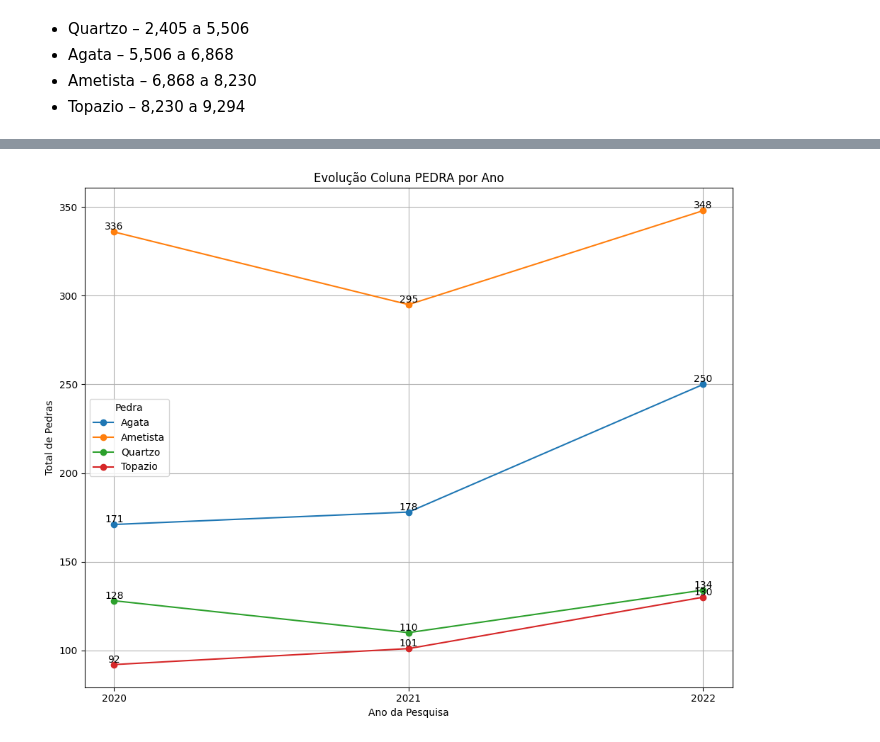
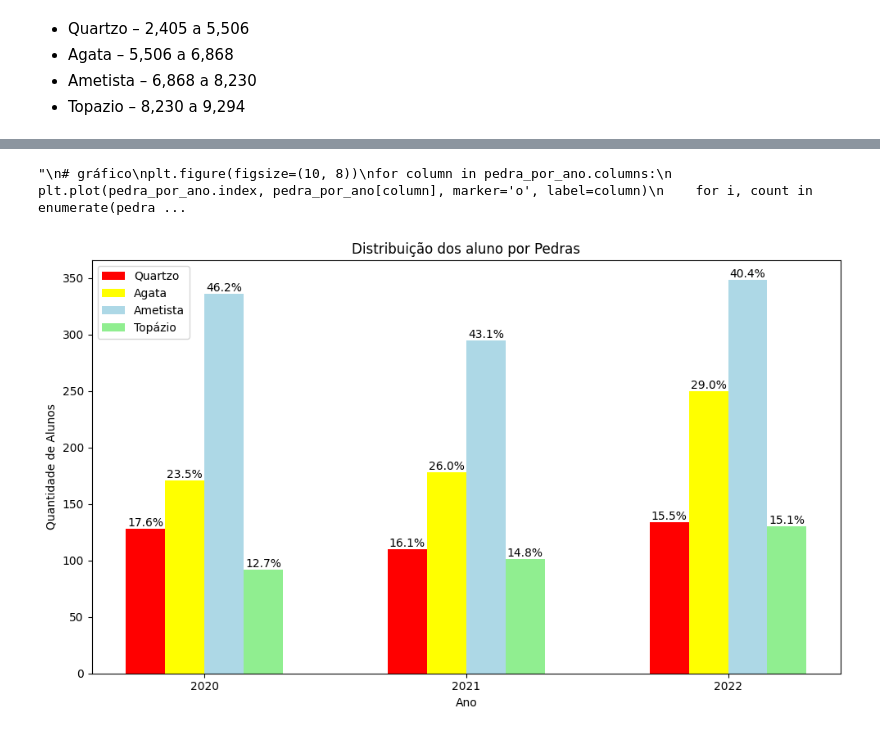
Before and after one commit to r-zambotti/Data_Analytics_Datathon_Grupo-60, a Jupyter notebook: Data_Analytics_Datathon_Grupo_60.ipynb, the cells around one changed output, grey strips where cells are left out. Saved outputs shown, nothing was run; the diff lists cells and outputs as text; code cells hidden in the pictures.

```diff
--- a/Data_Analytics_Datathon_Grupo_60.ipynb
+++ b/Data_Analytics_Datathon_Grupo_60.ipynb
@@ -369,11 +388,15 @@ plt.show()
 # %%
+
+'''
+# gráfico
 plt.figure(figsize=(10, 8))
 for column in pedra_por_ano.columns:
     plt.plot(pedra_por_ano.index, pedra_por_ano[column], marker='o', label=column)
     for i, count in enumerate(pedra_por_ano[column]):
         plt.text(pedra_por_ano.index[i], count, str(count), ha='center', va='bottom') # adiciona o total de cada ano
 
-plt.title('Evolução Coluna PEDRA por Ano')
+# Configurações do gráfico
+plt.title('Coluna PEDRA por Ano')
 plt.xlabel('Ano da Pesquisa')
 plt.ylabel('Total de Pedras')
 plt.legend(title='Pedra')
@@ -381,5 +404,70 @@ plt.grid(True)
 plt.xticks(pedra_por_ano.index)
 plt.tight_layout()
 plt.show()
+'''
 # %% [output]
-[figure, removed]
+"\n# gráfico\nplt.figure(figsize=(10, 8))\nfor column in pedra_por_ano.columns:\n    plt.plot(pedra_por_ano.index, pedra_por_ano[column], marker='o', label=column)\n    for i, count in enumerate(pedra ...
+# %%
+# Filtrando os dados
+anos = df_alunos_tratado['ANO_PESQUISA'].unique()
+Quartzo = df_alunos_tratado[df_alunos_tratado['PEDRA'] == 'Quartzo'].groupby('ANO_PESQUISA').size()
+Ametista = df_alunos_tratado[df_alunos_tratado['PEDRA'] == 'Ametista'].groupby('ANO_PESQUISA').size()
+Agata = df_alunos_tratado[df_alunos_tratado['PEDRA'] == 'Agata'].groupby('ANO_PESQUISA').size()
+Topazio = df_alunos_tratado[df_alunos_tratado['PEDRA'] == 'Topazio'].groupby('ANO_PESQUISA').size()
+
+# Criar um dataframe com os valores contados
+df_pedras = (
+    pd.DataFrame({
+        'ANO_PESQUISA': anos
+    })
+    .merge(Quartzo.rename("Quartzo"), on="ANO_PESQUISA", how="left")
+    .merge(Ametista.rename("Ametista"), on="ANO_PESQUISA", how="left")
+    .merge(Agata.rename("Agata"), on="ANO_PESQUISA", how="left")
+    .merge(Topazio.rename("Topazio"), on="ANO_PESQUISA", how="left")
+    .fillna(0)  # Substitui valores NaN por 0
+)
+
+# Calcular total de pedras por ano
+total_pedra = df_pedras[['Quartzo', 'Ametista', 'Agata', 'Topazio']].sum(axis=1)
+
+# Definir largura das barras e posição no eixo X
+bar_width = 0.15
+mes_index = np.arange(len(anos))
+
+# Criar figura
+plt.figure(figsize=(10, 6))
+
+# Criar gráfico de barras
+b1 = plt.bar(mes_index, df_pedras["Quartzo"], bar_width, color='red', label='Quartzo')
+b2 = plt.bar(mes_index + bar_width, df_pedras["Agata"], bar_width, color='yellow', label='Agata')
+b3 = plt.bar(mes_index + 2 * bar_width, df_pedras["Ametista"], bar_width, color='lightblue', label='Ametista')
+b4 = plt.bar(mes_index + 3 * bar_width, df_pedras["Topazio"], bar_width, color='lightgreen', label='Topázio')
+
+# Função para adicionar porcentagens corretamente
+def add_percentages(bars, valores, total):
+    for bar, valor, total_valor in zip(bars, valores, total):
+        height = bar.get_height()
+        if total_valor > 0:
+            percentage = (valor / total_valor) * 100
+            plt.text(bar.get_x() + bar.get_width()/2., height, f'{percentage:.1f}%', ha='center', va='bottom')
+
+# Adicionando porcentagens
+add_percentages(b1, df_pedras["Quartzo"], total_pedra)
+add_percentages(b2, df_pedras["Agata"], total_pedra)
+add_percentages(b3, df_pedras["Ametista"], total_pedra)
+add_percentages(b4, df_pedras["Topazio"], total_pedra)
+
+# Ajustando rótulos
+plt.title('Distribuição dos aluno por Pedras')
+plt.xlabel('Ano')
+plt.ylabel('Quantidade de Alunos')
+plt.xticks(mes_index + 1.5 * bar_width, anos)
+
+# Adicionando legenda
+plt.legend()
+
+# Exibir gráfico
+plt.tight_layout()
+plt.show()
+# %% [output]
+[figure, added]
```
Also changed, not shown: parts of 5 cells of this notebook.
